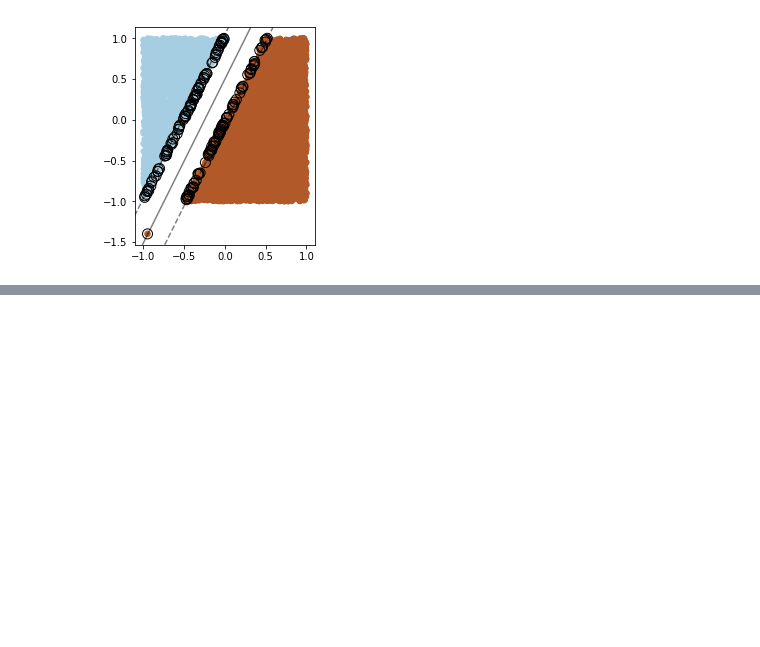
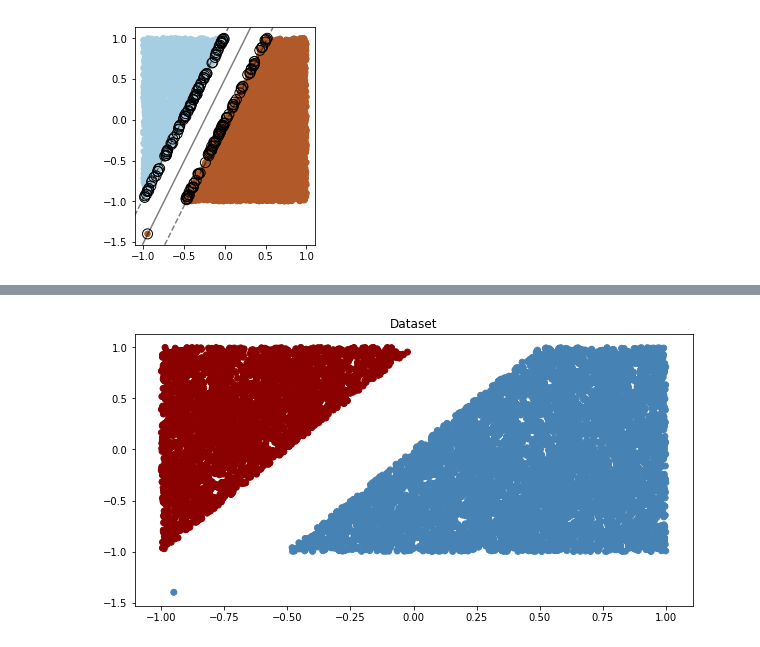
Before and after one commit to vipulpopat/MSCAI_Sem1_Etivity5, a Jupyter notebook: Etivity5_CE6002_9939245.ipynb, the cells around one changed output, grey strips where cells are left out. Drawn from its saved outputs; the diff is of its cells as text; code cells hidden in the pictures; blank space fills up the shorter version.

```diff
--- a/Etivity5_CE6002_9939245.ipynb
+++ b/Etivity5_CE6002_9939245.ipynb
@@ -42,0 +50,4 @@ ax.scatter(clf.best_estimator_.support_vectors_[:, 0], clf.best_estimator_.suppo
+# %%
+df1 = pd.read_csv("./dataset_1.csv")
+df1 = df1.drop(['Unnamed: 0'],axis=1)
+df1.describe()
@@ -42,0 +75,23 @@ ax.scatter(clf.best_estimator_.support_vectors_[:, 0], clf.best_estimator_.suppo
+# %%
+# target attribute
+y = df1['2']
+
+# predictor attributes
+X = df1.drop('2', axis=1).values
+# %%
+def print_dataset(X, y):
+    # Plot the dataset
+
+    # Assign colours based on the labels (1,-1) = (steelblue,darkred)
+    colors = ['steelblue' if label == 1 else 'darkred' for label in y]
+
+    # Plot Training Data
+    plt.rcParams["figure.figsize"] = (10, 5)
+    plt.title("Dataset")
+    plt.scatter(X[:,0], X[:,1], color=colors)
+
+    plt.show()
+# %%
+print_dataset(X,y)
+# %% [output]
+[figure, added]
```
Also changed, not shown: parts of 47 cells of this notebook.
